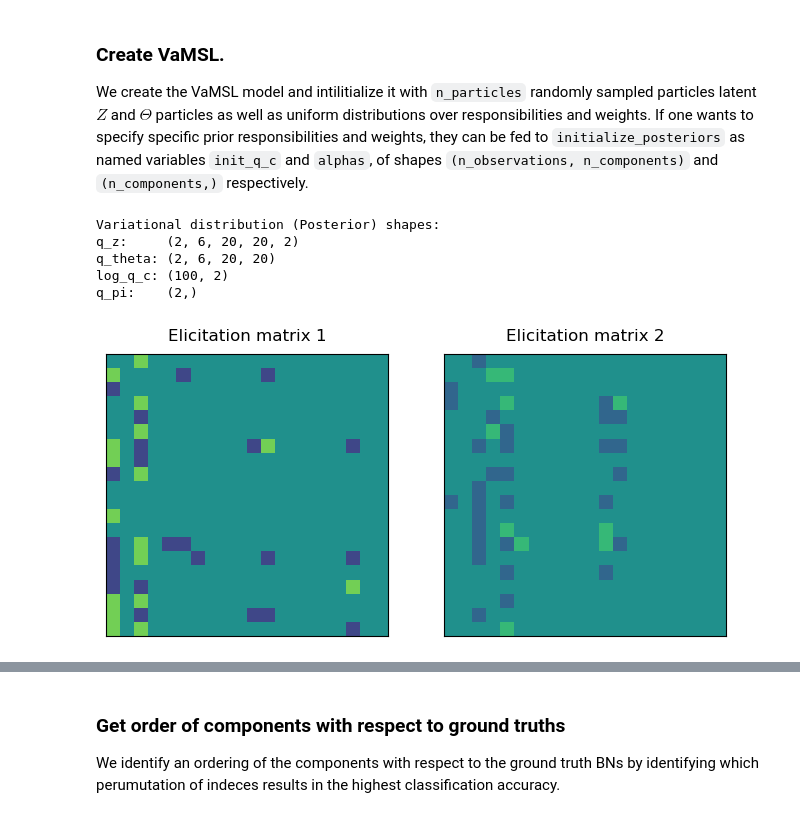
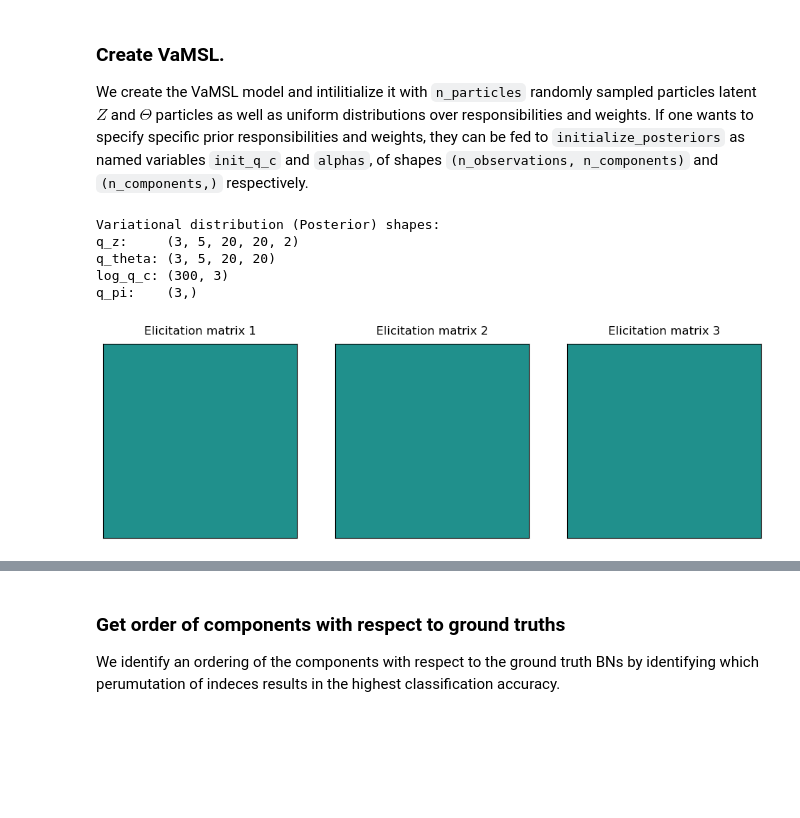
Before and after one commit to ZacBjo/VaMSL_proj, a Jupyter notebook: examples/vamsl_example.ipynb, the cells around one changed output, grey strips where cells are left out. Cells and saved outputs as stored; diff of their text form; code cells hidden in the pictures; blank space fills up the shorter version.

```diff
--- a/examples/vamsl_example.ipynb
+++ b/examples/vamsl_example.ipynb
@@ -49,9 +29,9 @@ Each Gaussain BN has `n_vars` variables and has either a linear or nonlinear mea
 key = random.PRNGKey((seed:=124))
 
 # Data settings
-n_observations = 200 # total number of observations to generate
+n_observations = 600 # total number of observations to generate
 ho_frac = 0.5 # fraction of observations held-out (for predicitve perfomance assessment)
-mixing_rate = jnp.array([0.5,0.5]) # mixing rate of observations (also defines number of DGPs)
+mixing_rate = jnp.array([0.2,0.2,0.4]) # mixing rate of observations (also defines number of DGPs)
 #mixing_rate = 1/(K:=5) * jnp.ones(K) # uniform mixing rates for K components
 
 # BN settings
@@ -138,35 +123,36 @@ We create the VaMSL model and intilitialize it with `n_particles` randomly sampl
 # %%
 from vamsl.inference import VaMSL
 
 # Create VaMSL and initialize posteriors (remove indicator vecor from dataset)
 vamsl = VaMSL(x=x, graph_model=graph_model, mixture_likelihood_model=lik,
               component_likelihood_model=component_lik,
               n_mixture_grad_mc_samples=10,
-              n_elicitation_grad_mc_samples=1000,
-              lamda=50)#n_vars**5)
+              n_elicitation_grad_mc_samples=1,
+              lamda=1,#n_vars**2,
+              elicitation_prior=None)
 key, subk = random.split(key)
-vamsl.initialize_posteriors(key=subk, n_components=2, n_particles=6, linear=linear)#,init_q_c=jax.nn.one_hot(indicator,n_components))
+vamsl.initialize_posteriors(key=subk, n_components=n_components, n_particles=5, linear=linear)#, init_q_c=jax.nn.one_hot(indicator,n_components))
 
 print('Variational distribution (Posterior) shapes:')
 posts = vamsl.get_posteriors()
 print('q_z:     ' + str(posts[0].shape)) # [n_components, n_particls, d, l, 2]
 print('q_theta: ' + str(posts[1].shape)) if linear else print('q_theta: ' + str(len(posts[1]))) # leading dim of n_components
 print('log_q_c: ' + str(posts[2].shape)) # [n_observations, n_components]
 print('q_pi:    ' + str(posts[3].shape)) # [n_components,]
 
 # Specify prior elicitation matrix
 #vamsl.set_E(0.5*jnp.ones_like(ground_truth_graphs)) # set default (unconstrained)
-#vamsl.set_E(jnp.where(ground_truth_graphs, 0.7, 0.3)) # supply correct soft constraints
+#vamsl.set_E(jnp.where(ground_truth_graphs, 0.9999999, 0.0000001)) # supply correct soft constraints
 #vamsl.set_E(ground_truth_graphs) # supply correct hard constraints
-vamsl.set_E(E)
+#vamsl.set_E(E)
 visualize_ground_truths(vamsl.get_E(), graph_label='Elicitation matrix')
 # %% [output]
 Variational distribution (Posterior) shapes:
-q_z:     (2, 6, 20, 20, 2)
-q_theta: (2, 6, 20, 20)
-log_q_c: (100, 2)
-q_pi:    (2,)
+q_z:     (3, 5, 20, 20, 2)
+q_theta: (3, 5, 20, 20)
+log_q_c: (300, 3)
+q_pi:    (3,)
-[figure, old version]
+[figure, new version]
 # %%
 from sklearn.metrics import confusion_matrix
 
```
Also changed, not shown: parts of 15 cells of this notebook.
